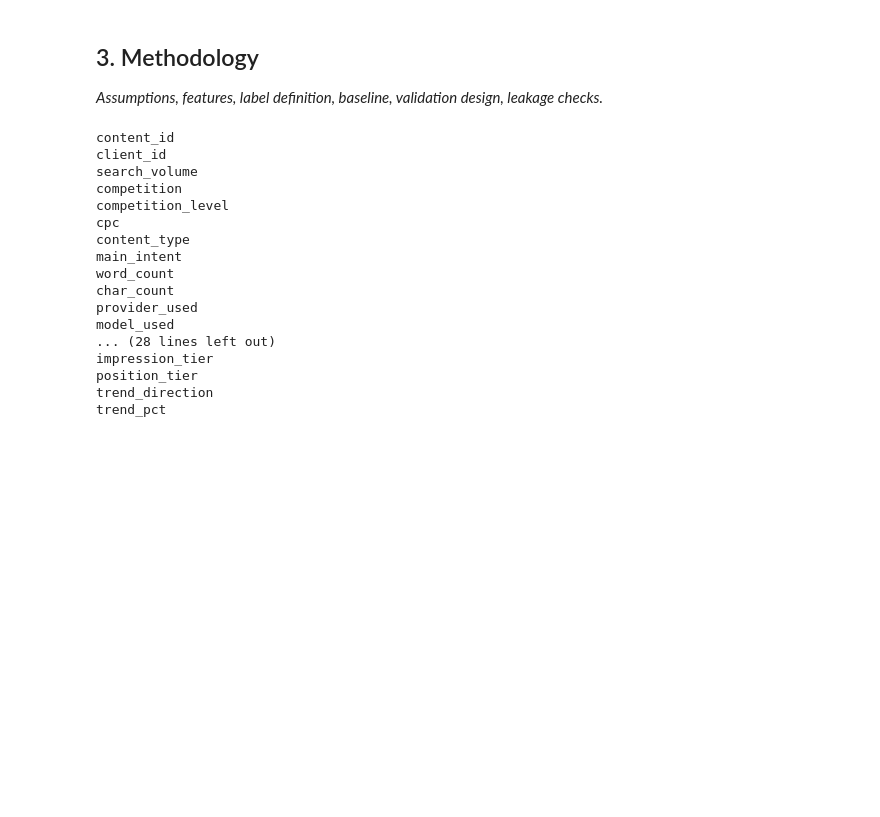
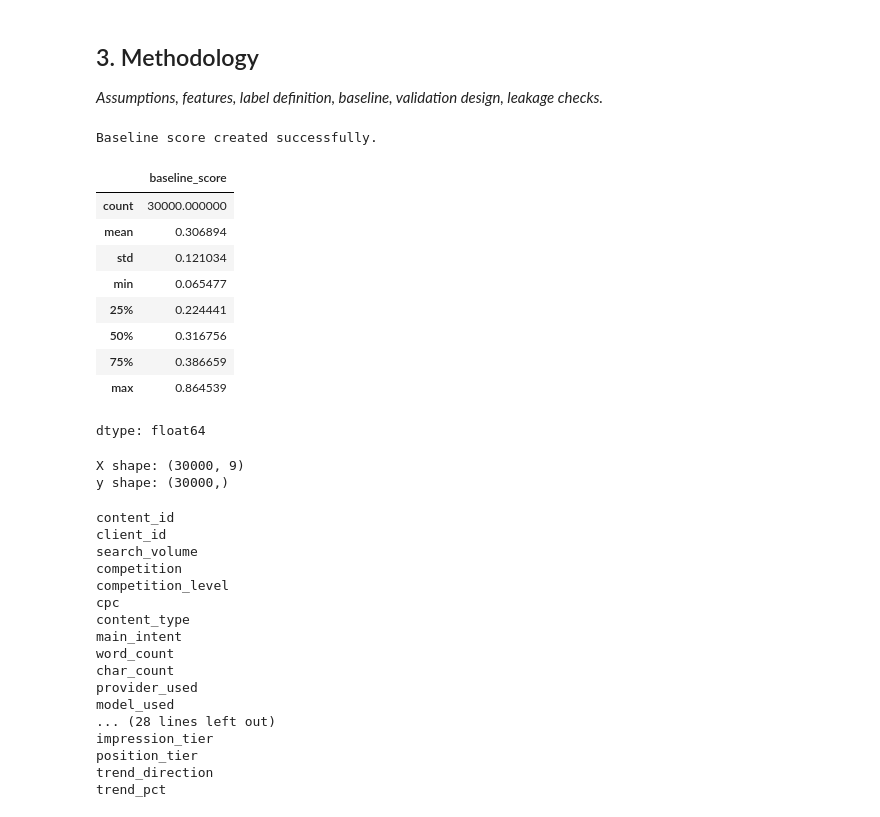
Before and after one commit to MahboobAli1/flyrank-ml-internship, a Jupyter notebook: work/notebooks/capstone.ipynb, the cells around one changed output. Drawn from its saved outputs; the diff is of its cells as text; code cells hidden in the pictures; blank space fills up the shorter version.

```diff
--- a/work/notebooks/capstone.ipynb
+++ b/work/notebooks/capstone.ipynb
@@ -362,6 +362,79 @@ plt.show()
 # The model is evaluated as a decision-support component rather than as a causal model.
 
 # The objective is to rank potential refresh opportunities, not to prove that any particular feature causes changes in search performance.
+# %%
+import numpy as np
+
+# Fill missing values used by the baseline
+df["content_age_days"] = df["content_age_days"].fillna(0)
+df["days_since_last_update"] = df["days_since_last_update"].fillna(0)
+df["trend_pct"] = df["trend_pct"].fillna(0)
+
+# Normalize freshness signals
+df["age_score"] = (
+    df["content_age_days"] /
+    df["content_age_days"].max()
+)
+
+df["update_score"] = (
+    df["days_since_last_update"] /
+    df["days_since_last_update"].max()
+)
+
+negative_trend = np.maximum(-df["trend_pct"], 0)
+
+max_negative_trend = negative_trend.max()
+
+if max_negative_trend > 0:
+    df["decline_score"] = (
+        negative_trend / max_negative_trend
+    )
+else:
+    df["decline_score"] = 0
+
+# Week 4 baseline score
+df["baseline_score"] = (
+    0.40 * df["age_score"] +
+    0.35 * df["update_score"] +
+    0.25 * df["decline_score"]
+)
+
+print("Baseline score created successfully.")
+
+df["baseline_score"].describe()
+# %% [output]
+Baseline score created successfully.
+|  | baseline_score |
+| count | 30000.000000 |
+| mean | 0.306894 |
+| std | 0.121034 |
+| min | 0.065477 |
+| 25% | 0.224441 |
+| 50% | 0.316756 |
+| 75% | 0.386659 |
+| max | 0.864539 |
+dtype: float64
+# %%
+features = [
+    "content_age_days",
+    "days_since_last_update",
+    "search_volume",
+    "impressions_90d",
+    "clicks_90d",
+    "sessions_90d",
+    "ctr",
+    "avg_position",
+    "engagement_rate"
+]
+
+X = df[features].fillna(0)
+y = df["baseline_score"]
+
+print("X shape:", X.shape)
+print("y shape:", y.shape)
+# %% [output]
+X shape: (30000, 9)
+y shape: (30000,)
 # %%
 # Display all columns
 for col in df.columns:
```
Also changed, not shown: parts of 11 cells of this notebook.
